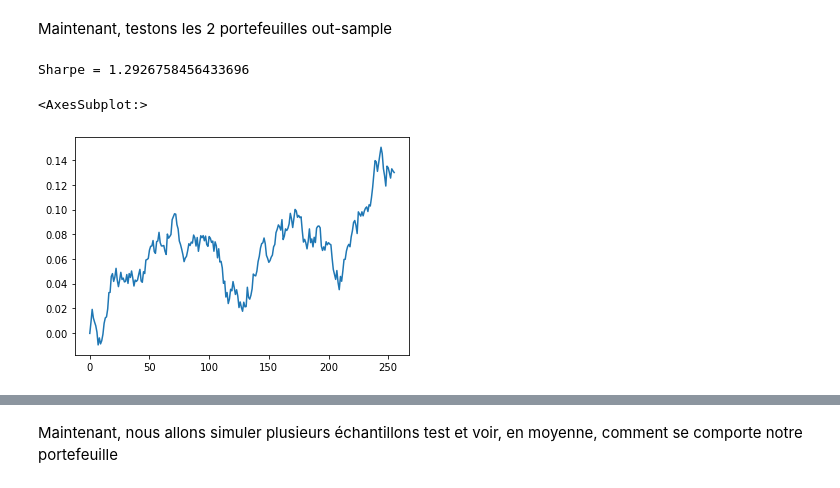
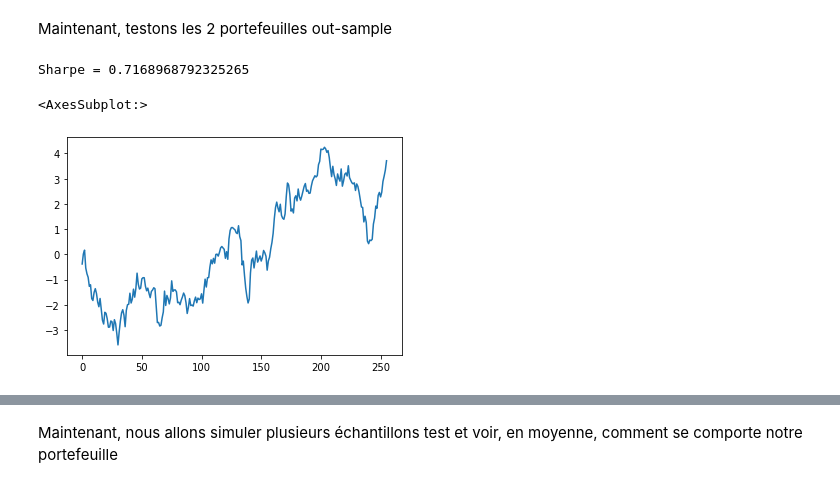
Before and after one commit to PyTomSss/StatApp_M1_ENSAE, a Jupyter notebook: Brouillon_Tom/Notebook_brouillon_Tom.ipynb, the cells around one changed output, grey strips where cells are left out. Drawn from its saved outputs; the diff is of its cells as text; code cells hidden in the pictures.

```diff
--- a/Brouillon_Tom/Notebook_brouillon_Tom.ipynb
+++ b/Brouillon_Tom/Notebook_brouillon_Tom.ipynb
@@ -176,6 +170,10 @@ Le MAE (Mean Absolute Error) de notre prédiction est de 0.05000000000000001
 reg = LinearRegression(fit_intercept = False)
 model =  reg.fit(X_train, Y_train)
 coef_reglin = model.coef_
+y_pred = model.predict(X_test)
+
+print(f"Le MSE (Mean Squared Error) de notre prédiction est de {mean_squared_error(y_pred, Y_test)}")
+print(f"Le MAE (Mean Absolute Error) de notre prédiction est de {mean_absolute_error(y_pred, Y_test)}")
 
 coefs = pd.DataFrame(coef_reglin, columns=['Coefficients'], index = X_train.columns)
 coefs.sort_values(by='Coefficients', ascending=True, inplace=True)
@@ -186,6 +184,6 @@ plt.grid()
 plt.subplots_adjust(left=.3)
 
 #On rend les coefficients normalisés pour que le poid soit égal à 1
-coef_reg_lin_normalized = coef_reglin * abs(1/sum(coef_reglin))
+coef_reg_lin_normalized = coef_reglin * (1/sum(coef_reglin))
 print(coef_reg_lin_normalized)
 # %% [output]
@@ -215,10 +207,10 @@ Sharpe = 2.017229279929313
 # %% [markdown]
 Maintenant, testons les 2 portefeuilles out-sample
 # %%
-pnl_in_sample = X_test @ coef_reglin
-print('Sharpe = ' + str(pnl_in_sample.mean()/pnl_in_sample.std()*16))
-pnl_in_sample.cumsum().plot()
+pnl_test_reglin = X_test @ coef_reg_lin_normalized
+print('Sharpe = ' + str(pnl_test_reglin.mean()/pnl_test_reglin.std()*16))
+pnl_test_reglin.cumsum().plot()
 # %% [output]
-Sharpe = 1.2926758456433696
+Sharpe = 0.7168968792325265
 <AxesSubplot:>
-[figure, old version]
+[figure, new version]
```
Also changed, not shown: parts of 19 cells of this notebook.
